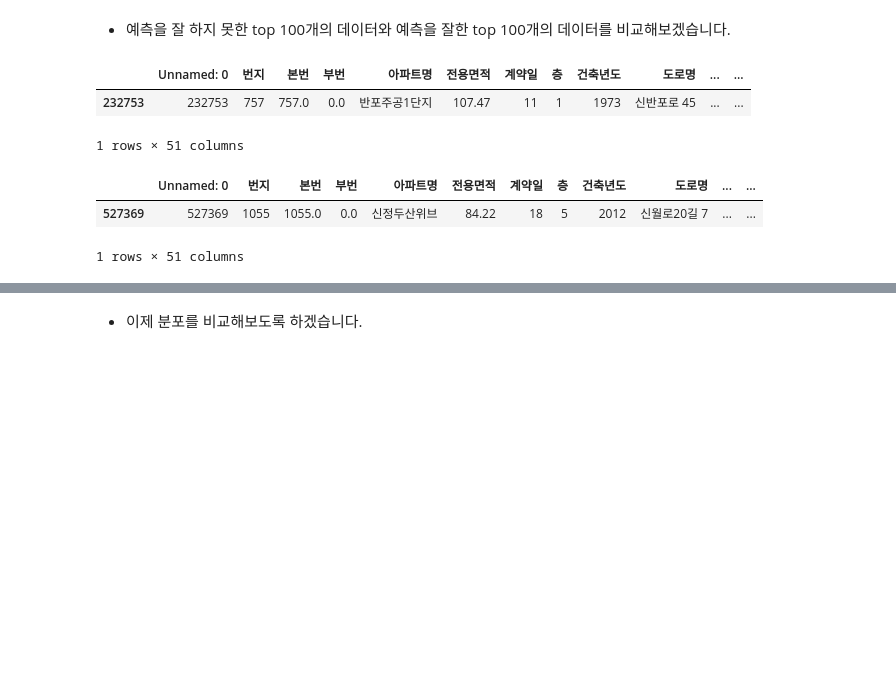
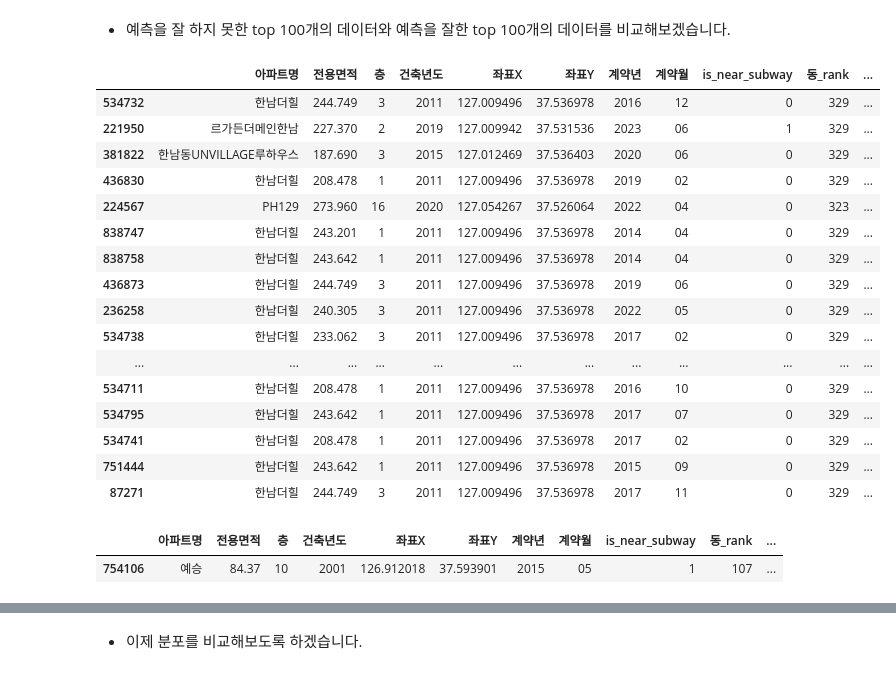
Before and after one commit to UpstageAILab6/upstage-ml-regression-ml-5_pub, a Jupyter notebook: baseline_code.ipynb, the cells around one changed output, grey strips where cells are left out. Saved outputs shown, nothing was run; the diff lists cells and outputs as text; code cells hidden in the pictures; blank space fills up the shorter version.

```diff
--- a/baseline_code.ipynb
+++ b/baseline_code.ipynb
@@ -746,2 +984,2 @@ model=xgboost.XGBRegressor(
 # %%
-model.fit(X_train,y_train)
+# model.fit(X_train,y_train)
@@ -760,2 +986,21 @@ XGBRegressor(base_score=0.5, booster='gbtree', callbacks=None,
+# %%
+# # 기존 하이퍼파라미터와 큰 차이는 없다
+model = xgboost.XGBRegressor(
+    n_estimators=100000,
+    learning_rate=0.05,
+    max_depth=10,
+    min_child_weight=5,
+    booster='gbtree',
+    device='cuda',
+    base_score=0.5,
+    eval_metric='rmse',
+    early_stopping_rounds=1000,
+)
+# %%
+model.fit(
+    X_train, y_train,
+    eval_set=[(X_val, y_val)],
+    verbose=True
+)
 # %%
 pred = model.predict(X_val)
@@ -847,6 +1108,9 @@ X_val_sort.head()
 # %% [markdown]
 - 예측을 잘 하지 못한 top 100개의 데이터와 예측을 잘한 top 100개의 데이터를 비교해보겠습니다.
 # %%
-X_val_sort_top100 = X_val.sort_values(by='error', ascending=False).head(100)        # 예측을 잘 하지못한 top 100개의 data
-X_val_sort_tail100 = X_val.sort_values(by='error', ascending=False).tail(100)       # 예측을 잘한 top 100개의 data
+# X_val_sort_top100 = X_val.sort_values(by='error', ascending=False).head(1000)        # 예측을 잘 하지못한 top 100개의 data
+# X_val_sort_tail100 = X_val.sort_values(by='error', ascending=False).tail(1000)       # 예측을 잘한 top 100개의 data
+
+X_val_sort_top100 = X_val.sort_values(by='error', ascending=False)
+X_val_sort_tail100 = X_val.sort_values(by='error', ascending=False).tail(1000)
 # %%
@@ -860,11 +1134,24 @@ for column in categorical_columns_v2 :     # 앞서 레이블 인코딩에서
     best_top100[column] = label_encoders[column].inverse_transform(X_val_sort_tail100[column])
 # %%
-display(error_top100.head(1))
+display(error_top100.head(20))
 display(best_top100.head(1))
 # %% [output]
-|  | Unnamed: 0 | 번지 | 본번 | 부번 | 아파트명 | 전용면적 | 계약일 | 층 | 건축년도 | 도로명 | ... | ... |
-| 232753 | 232753 | 757 | 757.0 | 0.0 | 반포주공1단지 | 107.47 | 11 | 1 | 1973 | 신반포로 45 | ... | ... |
+|  | 아파트명 | 전용면적 | 층 | 건축년도 | 좌표X | 좌표Y | 계약년 | 계약월 | is_near_subway | 동_rank | ... |
+| 534732 | 한남더힐 | 244.749 | 3 | 2011 | 127.009496 | 37.536978 | 2016 | 12 | 0 | 329 | ... |
+| 221950 | 르가든더메인한남 | 227.370 | 2 | 2019 | 127.009942 | 37.531536 | 2023 | 06 | 1 | 329 | ... |
+| 381822 | 한남동UNVILLAGE루하우스 | 187.690 | 3 | 2015 | 127.012469 | 37.536403 | 2020 | 06 | 0 | 329 | ... |
+| 436830 | 한남더힐 | 208.478 | 1 | 2011 | 127.009496 | 37.536978 | 2019 | 02 | 0 | 329 | ... |
+| 224567 | PH129 | 273.960 | 16 | 2020 | 127.054267 | 37.526064 | 2022 | 04 | 0 | 323 | ... |
+| 838747 | 한남더힐 | 243.201 | 1 | 2011 | 127.009496 | 37.536978 | 2014 | 04 | 0 | 329 | ... |
+| 838758 | 한남더힐 | 243.642 | 1 | 2011 | 127.009496 | 37.536978 | 2014 | 04 | 0 | 329 | ... |
+| 436873 | 한남더힐 | 244.749 | 3 | 2011 | 127.009496 | 37.536978 | 2019 | 06 | 0 | 329 | ... |
+| 236258 | 한남더힐 | 240.305 | 3 | 2011 | 127.009496 | 37.536978 | 2022 | 05 | 0 | 329 | ... |
+| 534738 | 한남더힐 | 233.062 | 3 | 2011 | 127.009496 | 37.536978 | 2017 | 02 | 0 | 329 | ... |
+| ... | ... | ... | ... | ... | ... | ... | ... | ... | ... | ... | ... |
+| 534711 | 한남더힐 | 208.478 | 1 | 2011 | 127.009496 | 37.536978 | 2016 | 10 | 0 | 329 | ... |
+| 534795 | 한남더힐 | 243.642 | 1 | 2011 | 127.009496 | 37.536978 | 2017 | 07 | 0 | 329 | ... |
+| 534741 | 한남더힐 | 208.478 | 1 | 2011 | 127.009496 | 37.536978 | 2017 | 02 | 0 | 329 | ... |
+| 751444 | 한남더힐 | 243.642 | 1 | 2011 | 127.009496 | 37.536978 | 2015 | 09 | 0 | 329 | ... |
+| 87271 | 한남더힐 | 244.749 | 3 | 2011 | 127.009496 | 37.536978 | 2017 | 11 | 0 | 329 | ... |
-1 rows × 51 columns
-|  | Unnamed: 0 | 번지 | 본번 | 부번 | 아파트명 | 전용면적 | 계약일 | 층 | 건축년도 | 도로명 | ... | ... |
-| 527369 | 527369 | 1055 | 1055.0 | 0.0 | 신정두산위브 | 84.22 | 18 | 5 | 2012 | 신월로20길 7 | ... | ... |
+|  | 아파트명 | 전용면적 | 층 | 건축년도 | 좌표X | 좌표Y | 계약년 | 계약월 | is_near_subway | 동_rank | ... |
+| 754106 | 예승 | 84.37 | 10 | 2001 | 126.912018 | 37.593901 | 2015 | 05 | 1 | 107 | ... |
-1 rows × 51 columns
```
Also changed, not shown: parts of 86 cells of this notebook.
